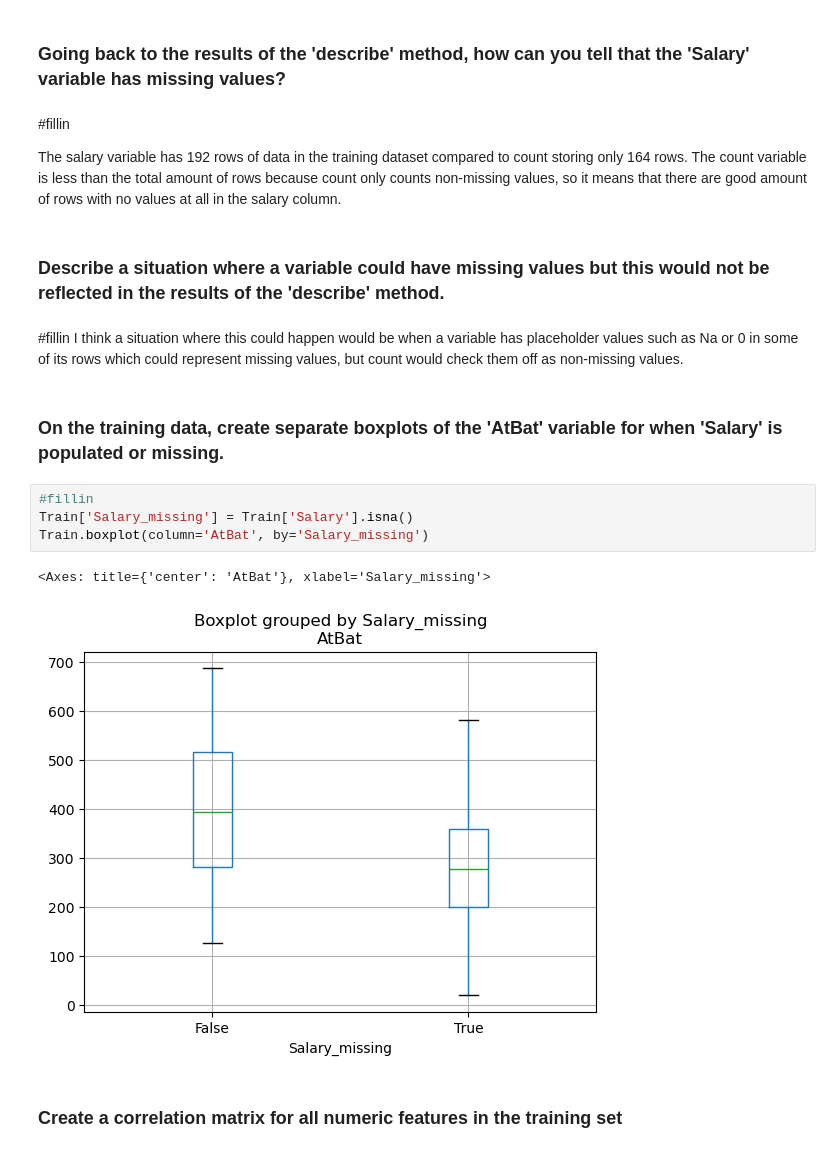
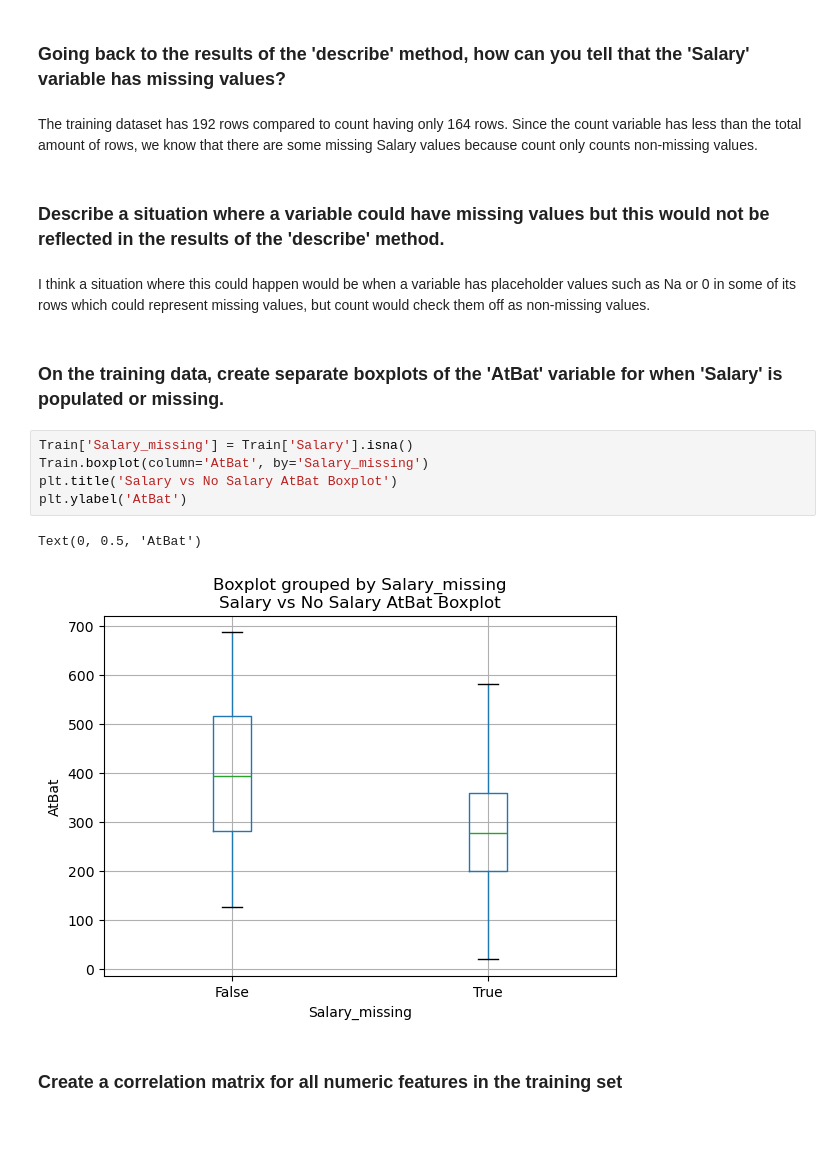
Before and after one commit to Tahmeed65/code_2600, a Jupyter notebook: mod03_eda.ipynb, the cells around one changed output. Saved outputs shown, nothing was run; the diff lists cells and outputs as text.

```diff
--- a/mod03_eda.ipynb
+++ b/mod03_eda.ipynb
@@ -164,23 +158,21 @@ len((mean-std <= Train['AtBat']) & (Train['AtBat'] <= mean+std))
 # %% [markdown]
 ### Going back to the results of the 'describe' method, how can you tell that the 'Salary' variable has missing values?
 # %% [markdown]
-#fillin
-
-The salary variable has 192 rows of data in the training dataset compared to count storing only 164 rows. The count variable is less than the total amount of rows because count only counts non-missing values, so it means that there are good amount of rows with no values at all in the salary column.
+The training dataset has 192 rows compared to count having only 164 rows. Since the count variable has less than the total amount of rows, we know that there are some missing Salary values because count only counts non-missing values.
 # %% [markdown]
 ### Describe a situation where a variable could have missing values but this would not be reflected in the results of the 'describe' method.
 # %% [markdown]
-#fillin
 I think a situation where this could happen would be when a variable has placeholder values such as Na or 0 in some of its rows which could represent missing values, but count would check them off as non-missing values.
 # %% [markdown]
 ### On the training data, create separate boxplots of the 'AtBat' variable for when 'Salary' is populated or missing.
 # %%
-#fillin
 Train['Salary_missing'] = Train['Salary'].isna()
 Train.boxplot(column='AtBat', by='Salary_missing')
+plt.title('Salary vs No Salary AtBat Boxplot')
+plt.ylabel('AtBat')
 # %% [output]
-<Axes: title={'center': 'AtBat'}, xlabel='Salary_missing'>
+Text(0, 0.5, 'AtBat')
-[figure, old version]
+[figure, new version]
 # %% [markdown]
 ### Create a correlation matrix for all numeric features in the training set
 # %%
```
Also changed, not shown: parts of 10 cells of this notebook.
